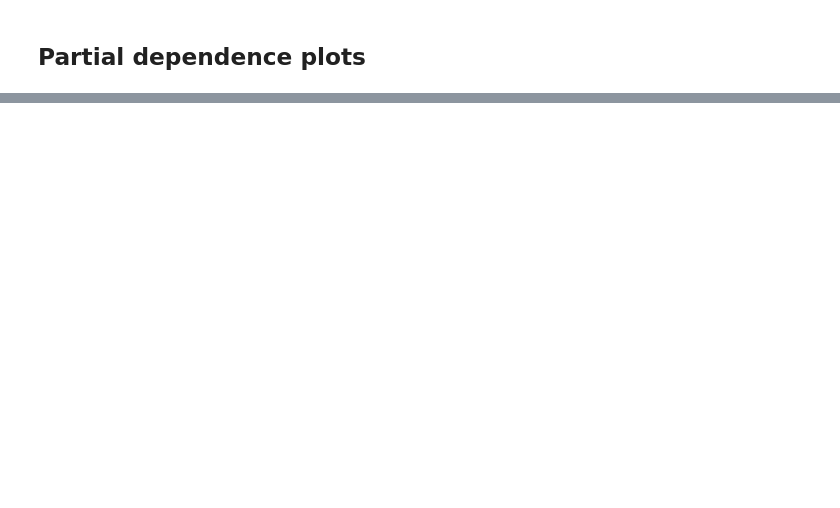
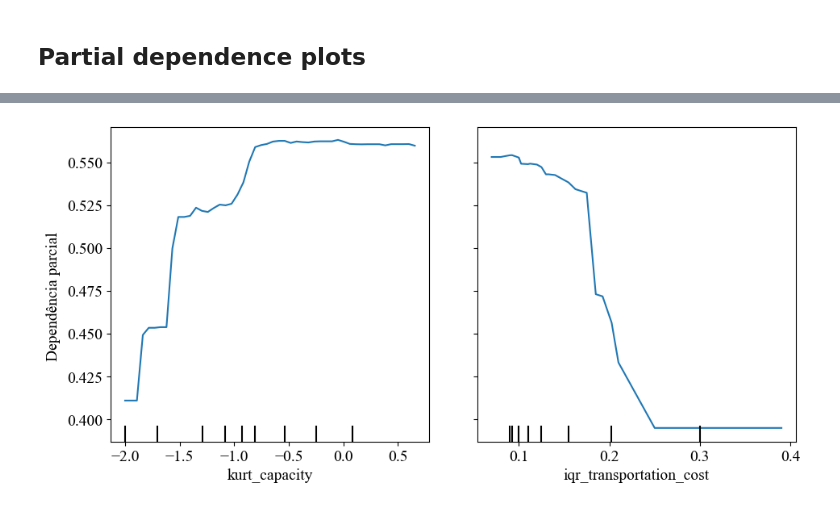
Before and after one commit to lucasgmalheiros/tcc-relax-and-fix, a Jupyter notebook: predict_heuristics/binary_classification.ipynb, the cells around one changed output, grey strips where cells are left out. Drawn from its saved outputs; the diff is of its cells as text; code cells hidden in the pictures; blank space fills up the shorter version.

```diff
--- a/predict_heuristics/binary_classification.ipynb
+++ b/predict_heuristics/binary_classification.ipynb
@@ -295 +294,30 @@ plt.show()
+# %%
+# Generate the partial dependence plot
+display = PartialDependenceDisplay.from_estimator(
+    classifier,  # Your trained classifier
+    X,  # Feature matrix
+    features=['kurt_capacity', 'iqr_transportation_cost'],  # List of features
+    kind="average",  # Type of plot
+    grid_resolution=50,  # Resolution of the grid
+    random_state=2112  # Random seed for reproducibility
+)
+
+# Customize the plot
+fig = plt.gcf()  # Get the current figure
+fig.set_size_inches(10, 6)  # Adjust figure size for compactness
+fig.subplots_adjust(left=0.1, right=0.95, top=0.9, bottom=0.25, wspace=0.15)  # Reduce subplot spacing further
+
+# Remove individual y-axis labels
+for ax in display.axes_.ravel():  # Clear all individual y-labels
+    ax.set_ylabel('')
+
+# Add a single shared ylabel for the entire figure
+fig.text(0.02, 0.55, 'Dependência parcial', va='center', rotation='vertical', fontsize=14)
+
+# Save and show the plot
+# plt.tight_layout()
+plt.savefig('analises/fig_partial_dependence_kurt_iqr.png', dpi=300, bbox_inches='tight')
+plt.show()
+# %% [output]
+[figure, added]
 # %%
```
Also changed, not shown: parts of 10 cells of this notebook, 25 other files.
